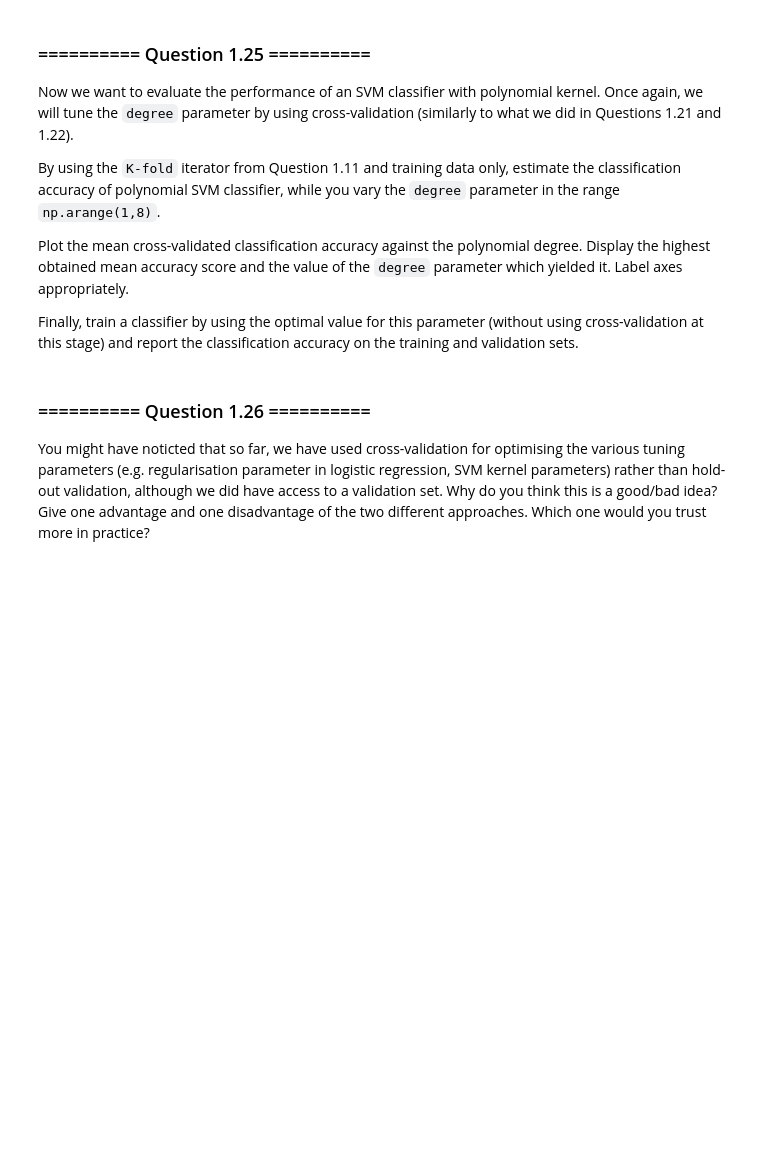
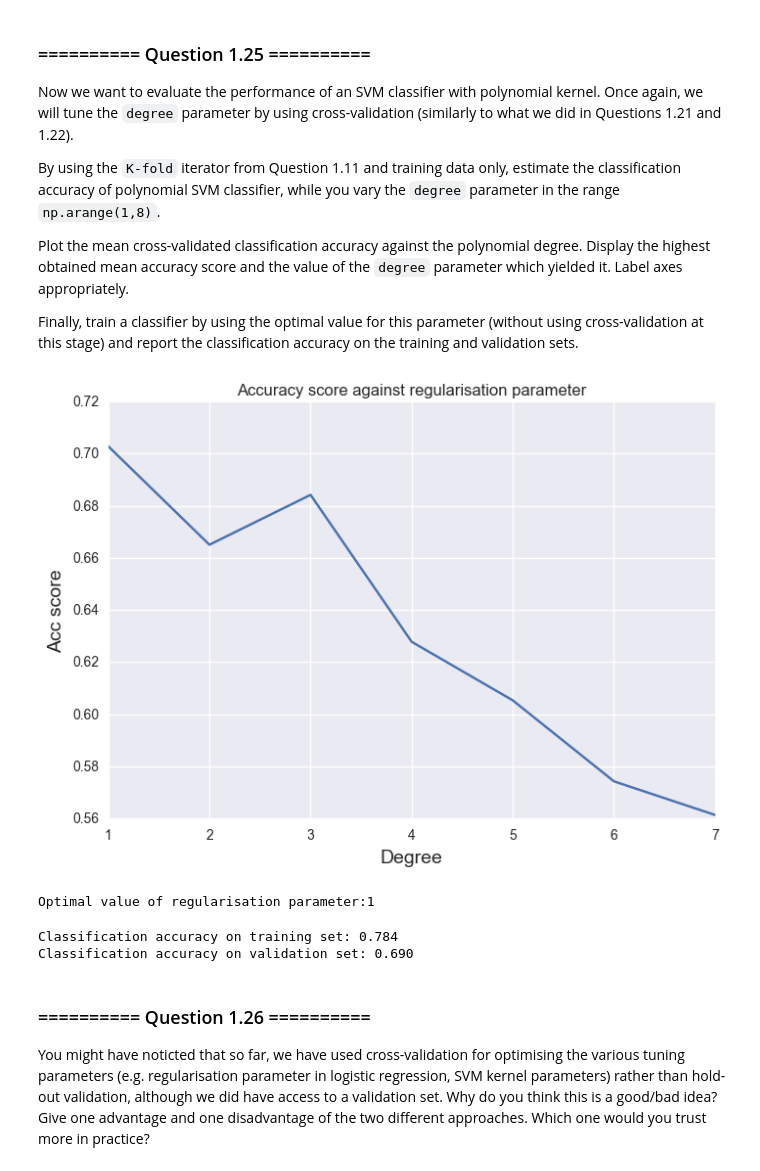
Before and after one commit to richardharmadi/iaml, a Jupyter notebook: 07_Assignment_3.ipynb, the cells around one changed output. Saved outputs shown, nothing was run; the diff lists cells and outputs as text; code cells hidden in the pictures; blank space fills up the shorter version.

```diff
--- a/07_Assignment_3.ipynb
+++ b/07_Assignment_3.ipynb
@@ -789,3 +787,39 @@ Finally, train a classifier by using the optimal value for this parameter (witho
+# %%
+# Your code goes here
+degrees = np.arange(1,8)
+acc_score_array=[]
+
+for train_index,test_index in kf : # the iterator from question 1.11 called 'kf', a 3 fold iterator
+    X_train,X_test = trfX_tr[train_index],trfX_tr[test_index]
+    y_train,y_test = y_tr[train_index],y_tr[test_index]
+    acc_score = []
+    for degree in degrees :
+        svc_cv = SVC(kernel='poly',degree=degree)
+        svc_cv.fit(X_train,y_train)
+        acc_score.append(svc_cv.score(X_test,y_test))
+    acc_score_array.append(acc_score)
+
+mean_acc_score =  np.mean(acc_score_array, axis=0)
+
+plt.title('Accuracy score against regularisation parameter')
+plt.plot(degrees,mean_acc_score)
+plt.xlabel('Degree', fontsize=14)
+plt.ylabel('Acc score', fontsize=14)
+plt.show()
+
+deg_max = degrees[mean_acc_score.argmax()] # argmax returns the index of maximum value, we would like to take the log space value that has the same index
+print ('Optimal value of regularisation parameter:{0} \n'.format(deg_max))
+# %% [output]
+[figure, added]
+Optimal value of regularisation parameter:1
+# %%
+new_svc_cv = SVC(kernel='poly',degree=1)
+new_svc_cv.fit(trfX_tr,y_tr)
+print('Classification accuracy on training set: {:.3f}'.format(new_svc_cv.score(trfX_tr, y_tr)))
+print('Classification accuracy on validation set: {:.3f}'.format(new_svc_cv.score(trfX_val, y_val)))
+# %% [output]
+Classification accuracy on training set: 0.784
+Classification accuracy on validation set: 0.690
 # %% [markdown]
 ### ========== Question 1.26 ==========
 
```
Also changed, not shown: parts of 20 cells of this notebook.
